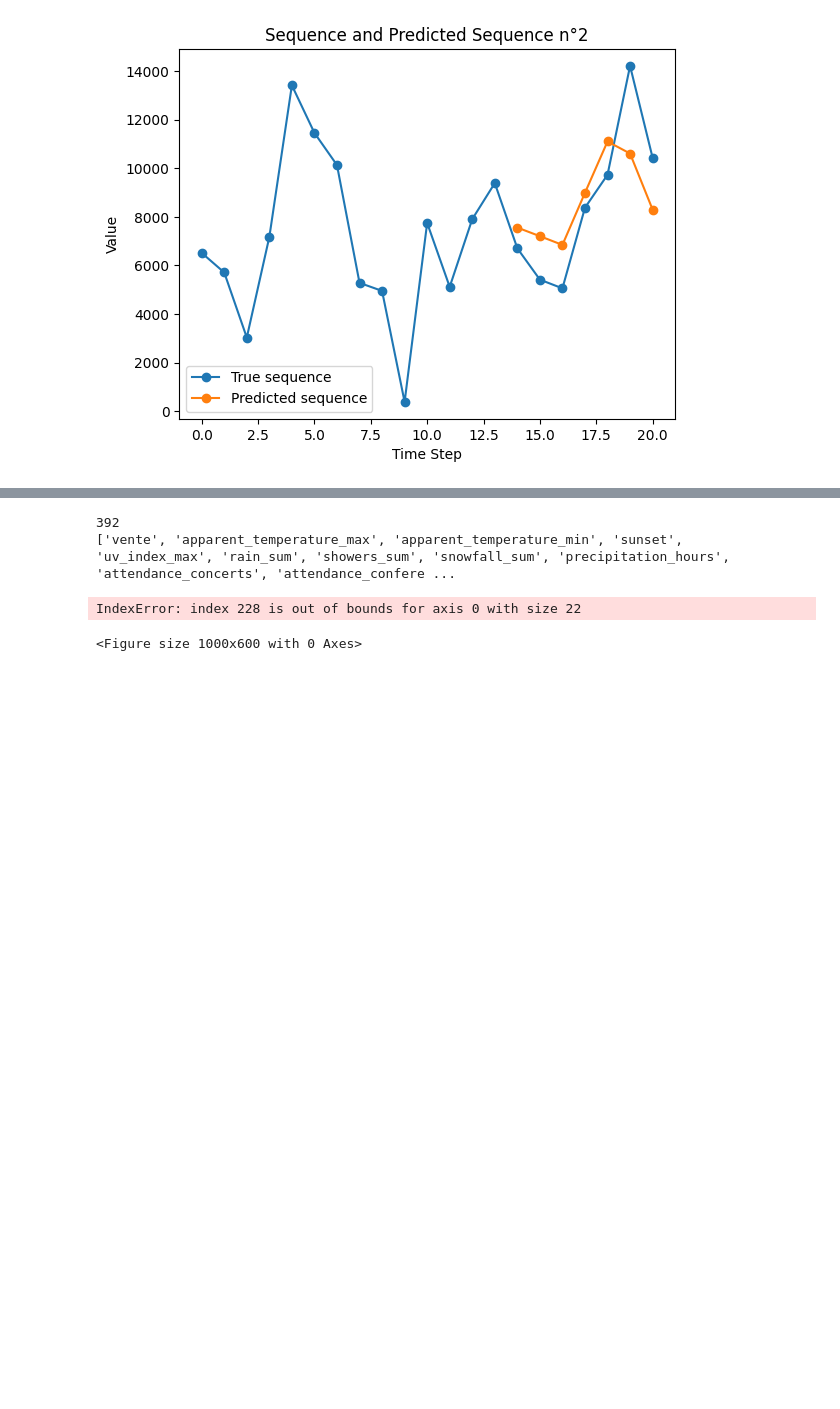
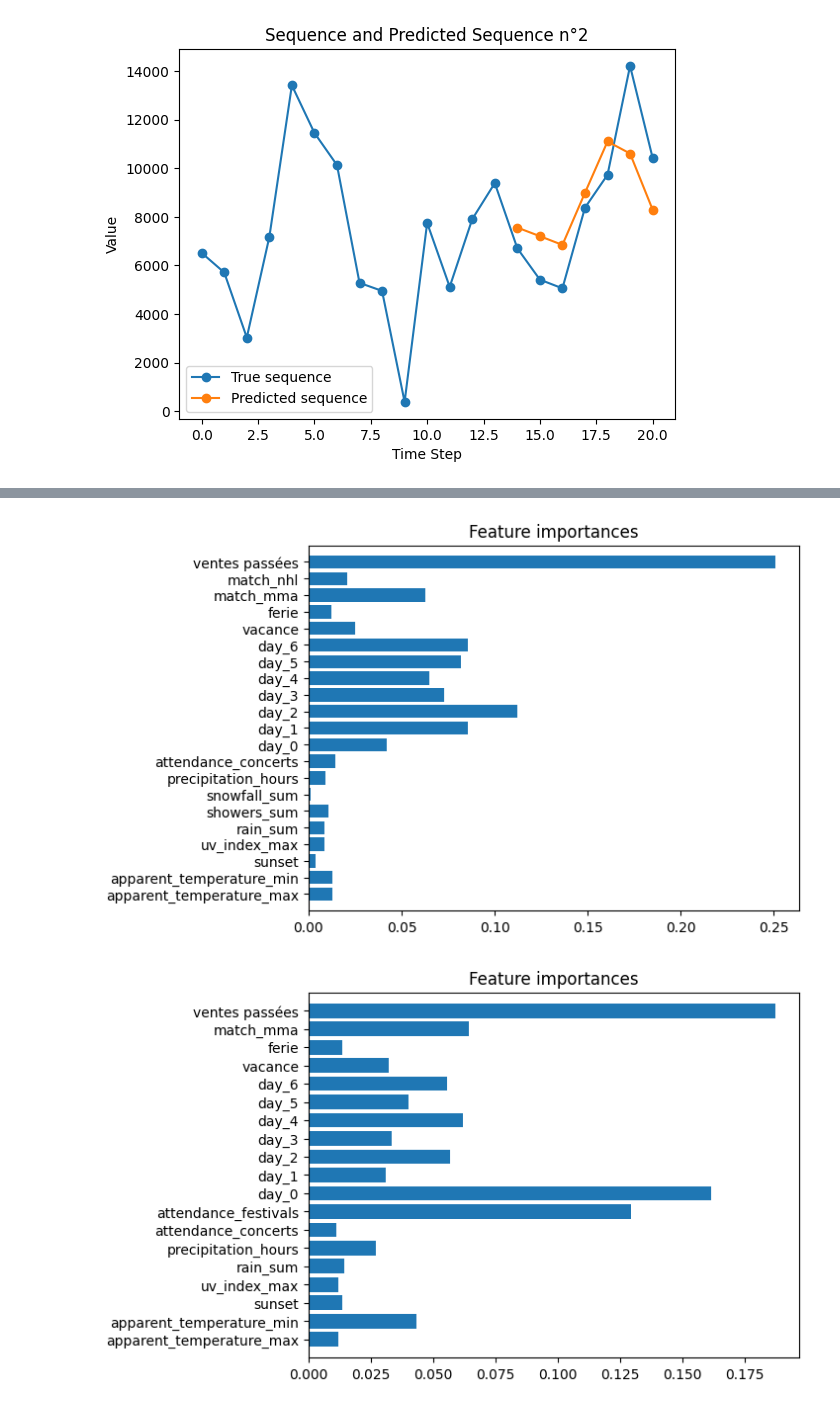
Before and after one commit to Last-Autumn-Leaf/dionysos, a Jupyter notebook: Comparaison.ipynb, the cells around one changed output, grey strips where cells are left out. Saved outputs shown, nothing was run; the diff lists cells and outputs as text; code cells hidden in the pictures; blank space fills up the shorter version.

Commit message:
adding feature importance for XGboost

```diff
--- a/Comparaison.ipynb
+++ b/Comparaison.ipynb
@@ -149,44 +149,33 @@ file saved at /Users/carlos/PycharmProjects/dionysos/prevision/results/Xgboost/s
-# %%
-def feature_importance(best_model, X_train):
-    """
-    Calcule et affiche l'importance des fonctionnalités du modèle.
-
-    Arguments:
-    - best_model : meilleur modèle entraîné
-    - X_train : données d'entraînement (features)
-    """
-    # Obtenir l'importance des fonctionnalités
-    importance = best_model.feature_importances_
-    print(len(importance))
-    # Triez les fonctionnalités par importance décroissante
-    feature_names = df_all.columns.tolist()
-    print(feature_names)
-
-    # Regrouper l'importance des day_0, day_1, day_2, day_3, day_4, day_5, day_6 en une seule colonne day
-    day_0_index = feature_names.index('day_0')
-    day_importance = np.sum(importance[day_0_index:day_0_index + 7])
-    importance[day_0_index] = day_importance
-    importance = np.delete(importance, range(day_0_index + 1, day_0_index + 7))
-    feature_names = np.delete(feature_names, range(day_0_index + 1, day_0_index + 7))
-    feature_names[day_0_index] = 'day'
-
-    # Lister les fonctionnalités par importance décroissante
-    feature_names = feature_names.tolist()
-    feature_names = np.array(feature_names)
-    indices = np.argsort(importance)[::-1]
-
-    # Tracer le graphique de l'importance des fonctionnalités
-    plt.figure(figsize=(10, 6))
-    plt.bar(range(len(importance)), importance[indices], tick_label=feature_names[indices].tolist())
-    plt.xticks(rotation=90)
-    plt.xlabel('Fonctionnalités')
-    plt.ylabel('Importance')
-    plt.title('Importance des fonctionnalités')
-    plt.show()
-
-feature_importance(best_model, X_train)
-# %% [output]
-392
-['vente', 'apparent_temperature_max', 'apparent_temperature_min', 'sunset', 'uv_index_max', 'rain_sum', 'showers_sum', 'snowfall_sum', 'precipitation_hours', 'attendance_concerts', 'attendance_confere ...
-IndexError: index 228 is out of bounds for axis 0 with size 22
-<Figure size 1000x600 with 0 Axes>
+# %%
+def featureImportance(best_model,features_names,feature_threshold=0.001):
+    importance = best_model.feature_importances_
+    input_size,input_sequence_length=options.input_size,options.input_sequence_length
+    feature_threshold=0.001
+    assert input_size*input_sequence_length==len(importance),f"Feature size calulated to be " \
+    f"{input_size*input_sequence_length} but found {len(importance)}"
+    reshaped_features = np.reshape(importance, (input_size,input_sequence_length))
+    features_scores = np.sum(reshaped_features, axis=1)
+    assert len(features_names)==len(features_scores),f"The number of feature names {len(features_names)}"\
+    f" doesn't match the number of features scored {features_scores}"
+
+    filter_indexes = [index for index, value in enumerate(features_scores) if value > feature_threshold]
+
+    features_scores=[features_scores[i] for i in filter_indexes]
+    features_names=[features_names[i] for i in filter_indexes]
+    #indices = np.argsort(importances)
+    n_features=len(features_scores)
+
+    plt.figure()
+    plt.title("Feature importances")
+    plt.barh(range(n_features), features_scores, align="center")
+    plt.yticks(range(n_features), features_names)
+    plt.ylim([-1, n_features])
+    plt.show()
+# %%
+features_names=list(df_all.columns)+['ventes passées']
+features_names.pop(0)
+featureImportance(best_model,features_names)
+featureImportance(a.model.model,features_names)
+# %% [output]
+[figure, added]
+[figure, added]
```
Also changed, not shown: parts of 3 cells of this notebook, 7 other files.
